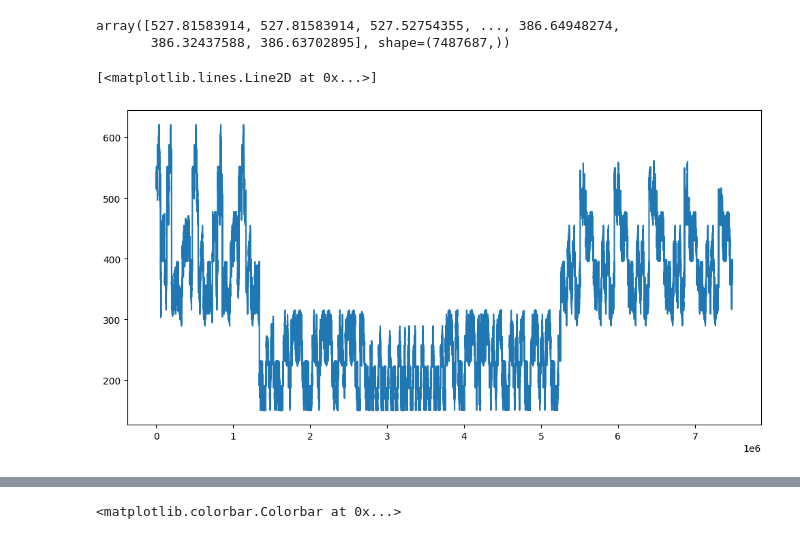
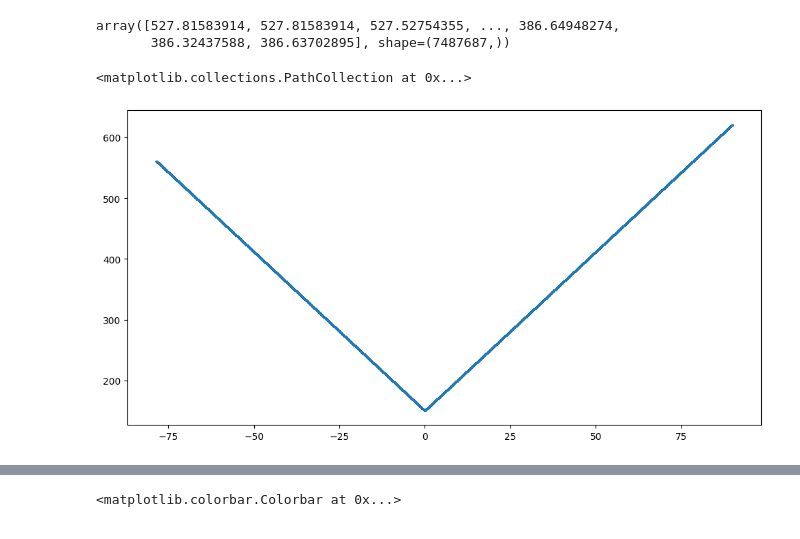
Before and after one commit to FESOM/implicit_filter, a Jupyter notebook: examples/variable_filter_scales.ipynb, the cells around one changed output, grey strips where cells are left out. Cells and saved outputs as stored; diff of their text form; code cells hidden in the pictures.

```diff
--- a/examples/variable_filter_scales.ipynb
+++ b/examples/variable_filter_scales.ipynb
@@ -63,10 +63,10 @@ var_scale
 array([527.81583914, 527.81583914, 527.52754355, ..., 386.64948274,
        386.32437588, 386.63702895], shape=(7487687,))
 # %%
-plt.plot(var_scale)
+plt.scatter(ycoord, var_scale, s=1)
 # %% [output]
-[<matplotlib.lines.Line2D at 0x...>]
+<matplotlib.collections.PathCollection at 0x...>
-[figure, old version]
+[figure, new version]
 # %%
 ttu, ttv = filter.compute_velocity(1, 2 * math.pi / var_scale, uxn, vyn)
 # %%
```
Also changed, not shown: parts of 2 cells of this notebook, 2 other files.
